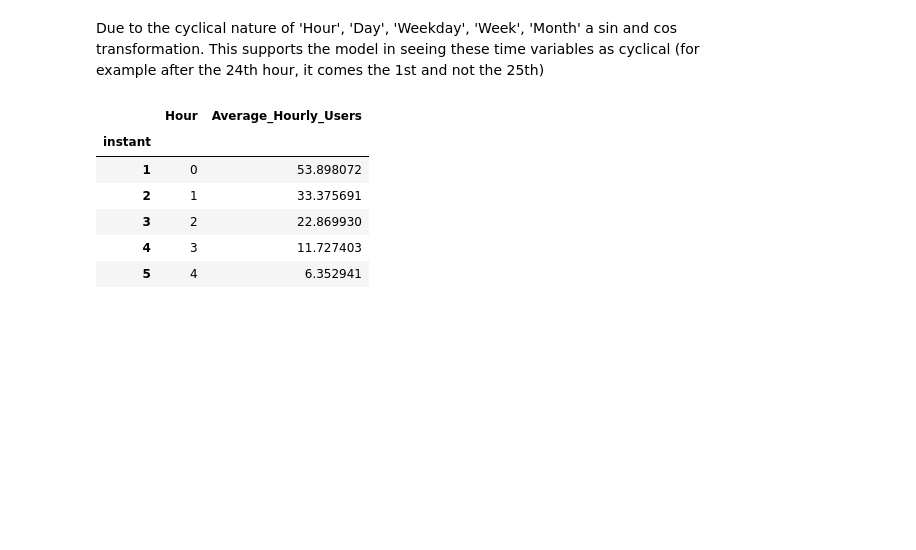
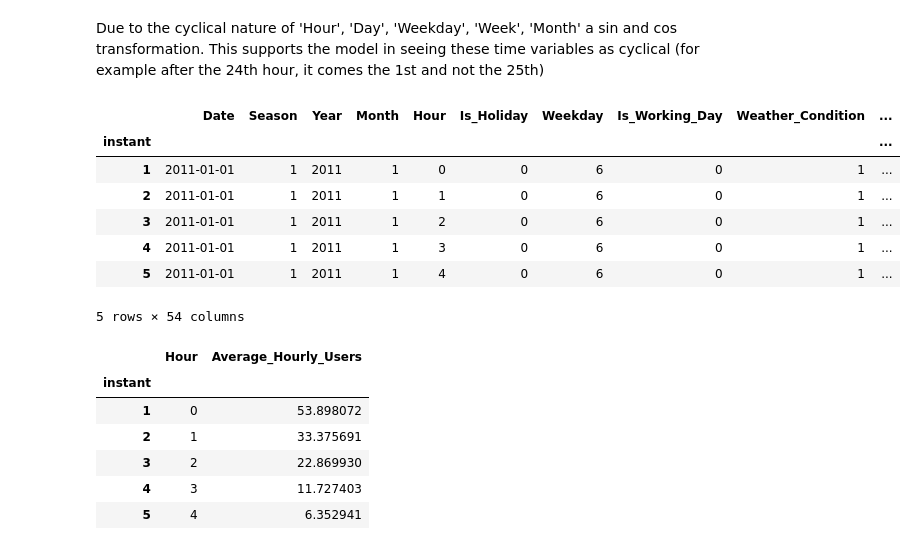
Before and after one commit to vasco-oliveiraa/Bike_Sharing_DC_Dashboard, a Jupyter notebook: Notebook.ipynb, the cells around one changed output. Saved outputs shown, nothing was run; the diff lists cells and outputs as text; code cells hidden in the pictures; blank space fills up the shorter version.

```diff
--- a/Notebook.ipynb
+++ b/Notebook.ipynb
@@ -245,6 +245,17 @@ data['Max_Daily_Humidity_Season'] = data.groupby(['Season','Weekday'])['Humidity
 data['Average_Daily_Wind_Speed_Season'] = data.groupby(['Season','Weekday'])['Wind_Speed'].transform('mean')
 data['Min_Daily_Wind_Speed_Season'] = data.groupby(['Season','Weekday'])['Wind_Speed'].transform('min')
 data['Max_Daily_Wind_Speed_Season'] = data.groupby(['Season','Weekday'])['Wind_Speed'].transform('max')
+# %%
+data.head()
+# %% [output]
+|  | Date | Season | Year | Month | Hour | Is_Holiday | Weekday | Is_Working_Day | Weather_Condition | ... |
+| instant |  |  |  |  |  |  |  |  |  | ... |
+| 1 | 2011-01-01 | 1 | 2011 | 1 | 0 | 0 | 6 | 0 | 1 | ... |
+| 2 | 2011-01-01 | 1 | 2011 | 1 | 1 | 0 | 6 | 0 | 1 | ... |
+| 3 | 2011-01-01 | 1 | 2011 | 1 | 2 | 0 | 6 | 0 | 1 | ... |
+| 4 | 2011-01-01 | 1 | 2011 | 1 | 3 | 0 | 6 | 0 | 1 | ... |
+| 5 | 2011-01-01 | 1 | 2011 | 1 | 4 | 0 | 6 | 0 | 1 | ... |
+5 rows × 54 columns
 # %%
 data.to_csv('reference_data.csv')
 # %%
```
Also changed, not shown: parts of 2 cells of this notebook, 1 other file.
